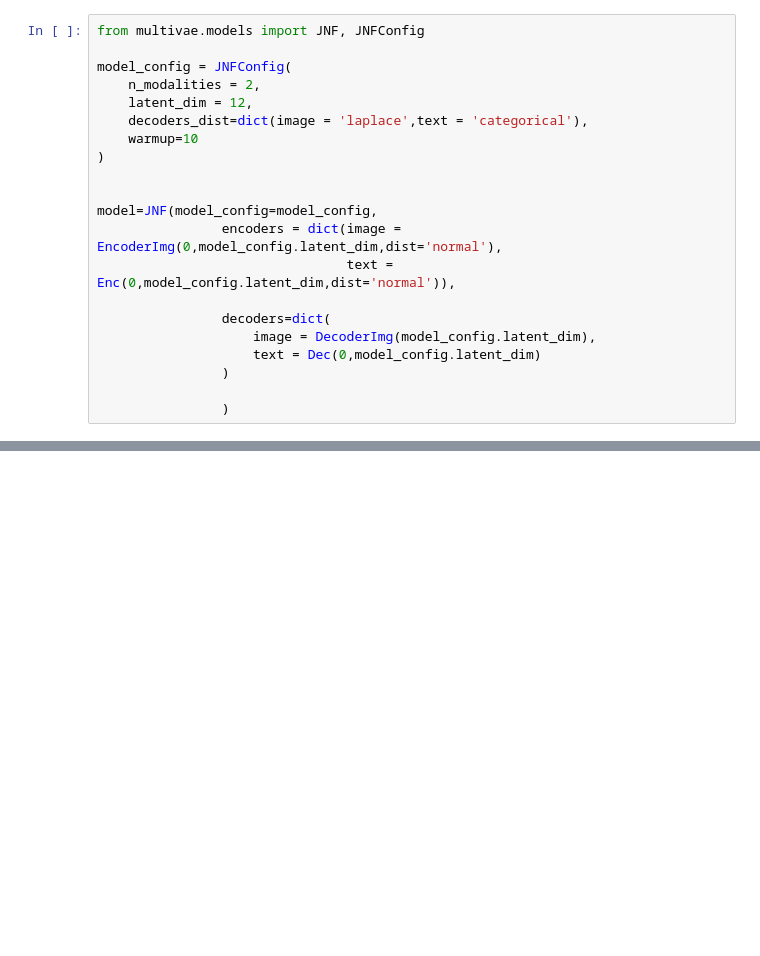
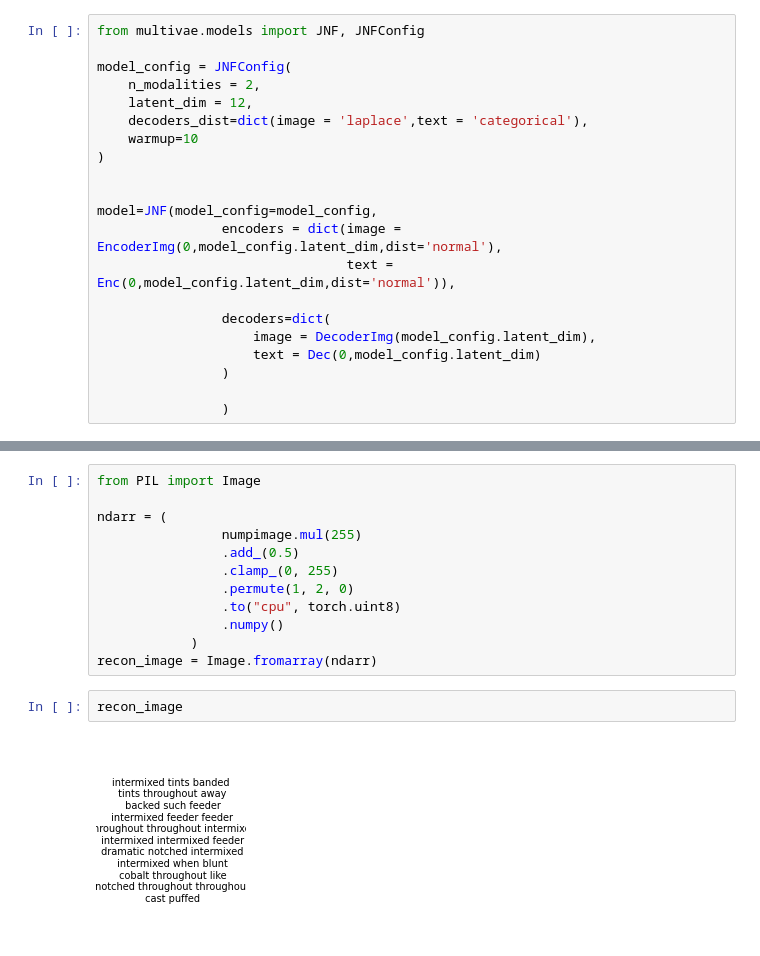
Before and after one commit to AgatheSenellart/MultiVae, a Jupyter notebook: cub/test.ipynb, the cells around one changed output, grey strips where cells are left out. Saved outputs shown, nothing was run; the diff lists cells and outputs as text; blank space fills up the shorter version.

```diff
--- a/cub/test.ipynb
+++ b/cub/test.ipynb
@@ -221,3 +239,19 @@ torch.Size([3, 1000, 1000])
+# %%
+from PIL import Image
+
+ndarr = (
+                numpimage.mul(255)
+                .add_(0.5)
+                .clamp_(0, 255)
+                .permute(1, 2, 0)
+                .to("cpu", torch.uint8)
+                .numpy()
+            )
+recon_image = Image.fromarray(ndarr)
+# %%
+recon_image
+# %% [output]
+[figure, added]
 # %%
 from multivae.trainers import BaseTrainer, BaseTrainerConfig
 
```
Also changed, not shown: parts of 11 cells of this notebook, 1 other file.
